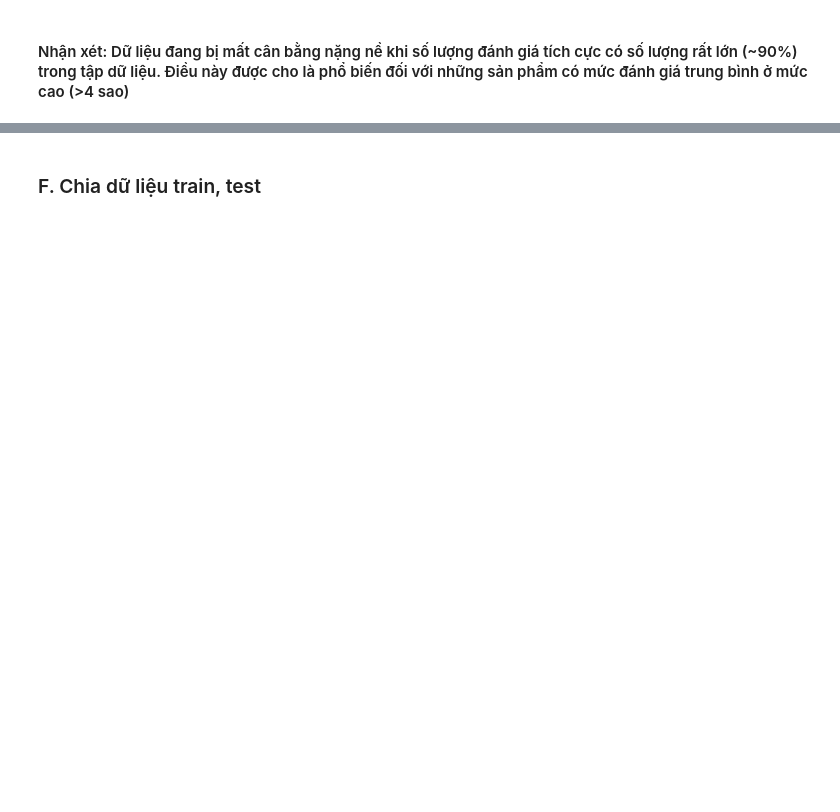
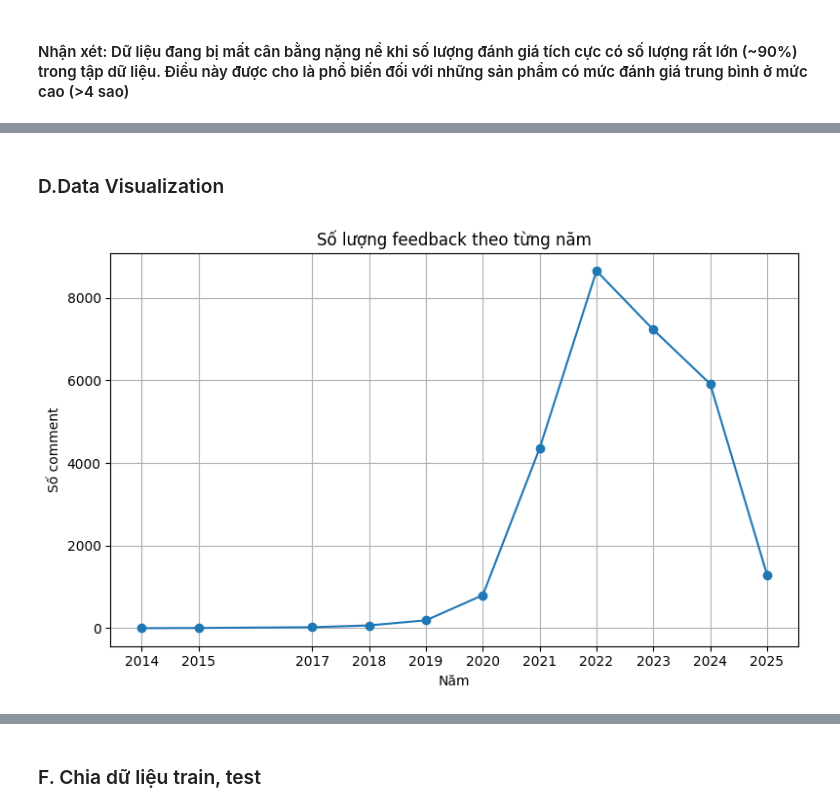
Before and after one commit to vmthuan703/NLP_clustering_VN_Sentiment, a Jupyter notebook: Source/NLP_clustering_VN_Sentiment.ipynb, the cells around one changed output, grey strips where cells are left out. Saved outputs shown, nothing was run; the diff lists cells and outputs as text; code cells hidden in the pictures; blank space fills up the shorter version.

Commit message:
cập nhật data test, train, cập nhật file NLP_clustering

```diff
--- a/Source/NLP_clustering_VN_Sentiment.ipynb
+++ b/Source/NLP_clustering_VN_Sentiment.ipynb
@@ -367,0 +396,20 @@ plt.show()
+# %% [markdown]
+### D.Data Visualization
+# %%
+df['created_at'] = pd.to_datetime(df['created_at'], format='%d/%m/%Y', errors='coerce')
+df = df.dropna(subset=['created_at'])
+df['year'] = df['created_at'].dt.year
+yearly_comment_count = df.groupby('year').size().reset_index(name='comment_count')
+
+# Vẽ biểu đồ
+plt.figure(figsize=(8, 5))
+plt.plot(yearly_comment_count['year'], yearly_comment_count['comment_count'], marker='o')
+plt.title('Số lượng feedback theo từng năm')
+plt.xlabel('Năm')
+plt.ylabel('Số comment')
+plt.grid(True)
+plt.xticks(yearly_comment_count['year'])
+plt.tight_layout()
+plt.show()
+# %% [output]
+[figure, added]
```
Also changed, not shown: parts of 25 cells of this notebook, 2 other files.
